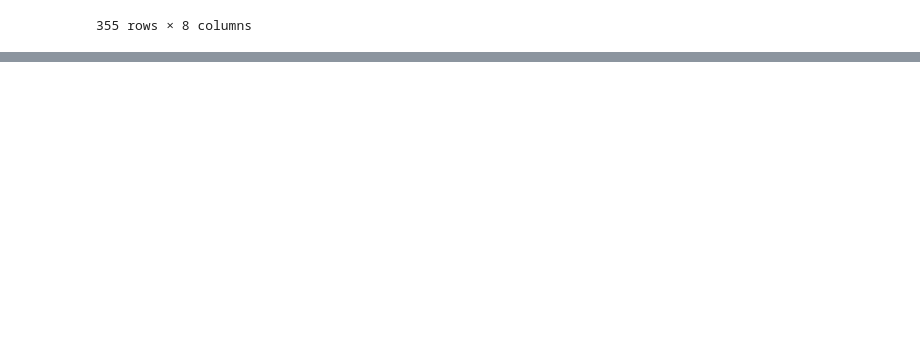
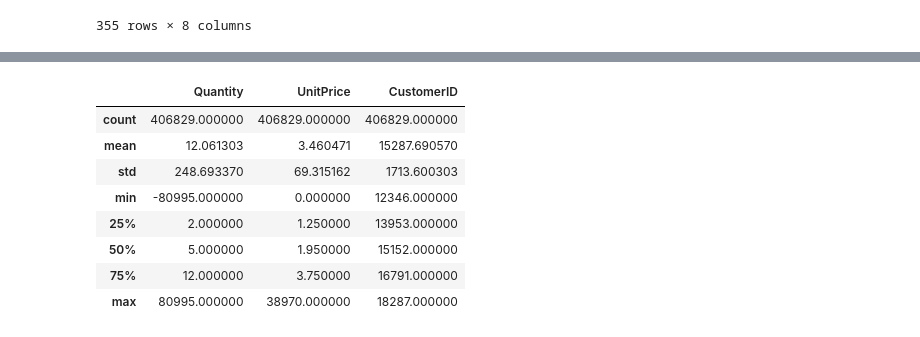
Before and after one commit to PedroHenSantos70/Primeiro-Dashboard, a Jupyter notebook: Untitled.ipynb, the cells around one changed output, grey strips where cells are left out. Saved outputs shown, nothing was run; the diff lists cells and outputs as text; code cells hidden in the pictures; blank space fills up the shorter version.

```diff
--- a/Untitled.ipynb
+++ b/Untitled.ipynb
@@ -83,0 +144,12 @@ teste2
+# %%
+df_limpo.describe()
+# %% [output]
+|  | Quantity | UnitPrice | CustomerID |
+| count | 406829.000000 | 406829.000000 | 406829.000000 |
+| mean | 12.061303 | 3.460471 | 15287.690570 |
+| std | 248.693370 | 69.315162 | 1713.600303 |
+| min | -80995.000000 | 0.000000 | 12346.000000 |
+| 25% | 2.000000 | 1.250000 | 13953.000000 |
+| 50% | 5.000000 | 1.950000 | 15152.000000 |
+| 75% | 12.000000 | 3.750000 | 16791.000000 |
+| max | 80995.000000 | 38970.000000 | 18287.000000 |
```
Also changed, not shown: parts of 16 cells of this notebook.
